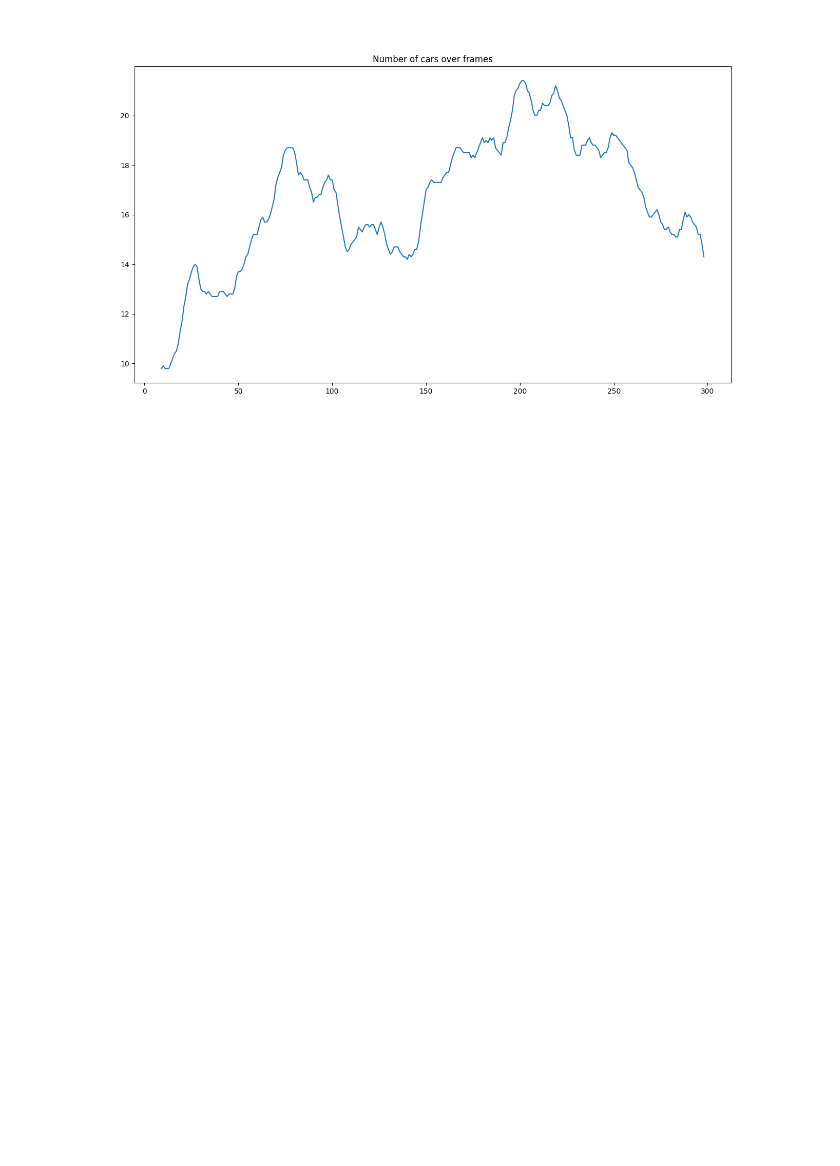
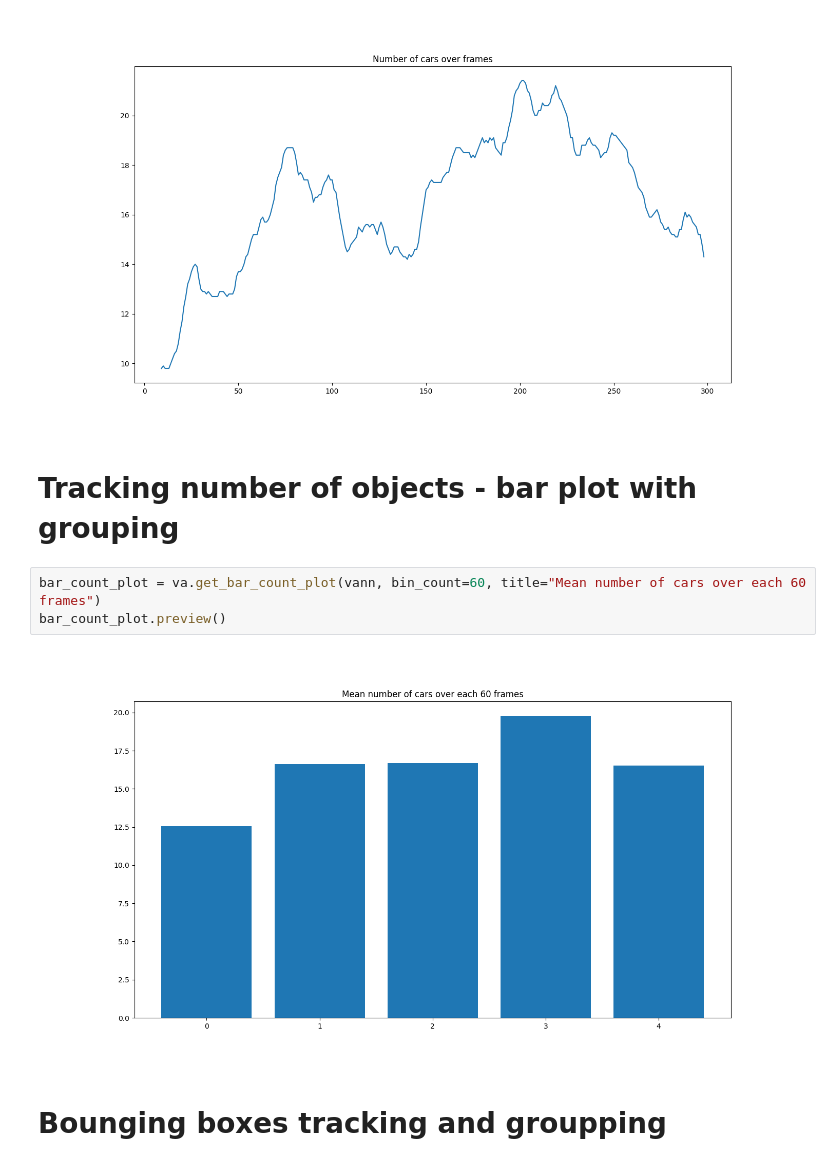
Before and after one commit to bwosh/annovid, a Jupyter notebook: demo.ipynb, the cells around one changed output. Saved outputs shown, nothing was run; the diff lists cells and outputs as text; blank space fills up the shorter version.

Commit message:
groupping works

```diff
--- a/demo.ipynb
+++ b/demo.ipynb
@@ -185,3 +185,12 @@ count_plot = va.get_count_plot(vann, moving_avg=10, title="Number of cars over f
 count_plot.preview()
 # %% [output]
 [figure]
+# %% [markdown]
+# Tracking number of objects - bar plot with grouping
+# %%
+bar_count_plot = va.get_bar_count_plot(vann, bin_count=60, title="Mean number of cars over each 60 frames")
+bar_count_plot.preview()
+# %% [output]
+[figure, added]
+# %% [markdown]
+# Bounging boxes tracking and groupping
```
Also changed, not shown: parts of 2 cells of this notebook, 4 other files.
